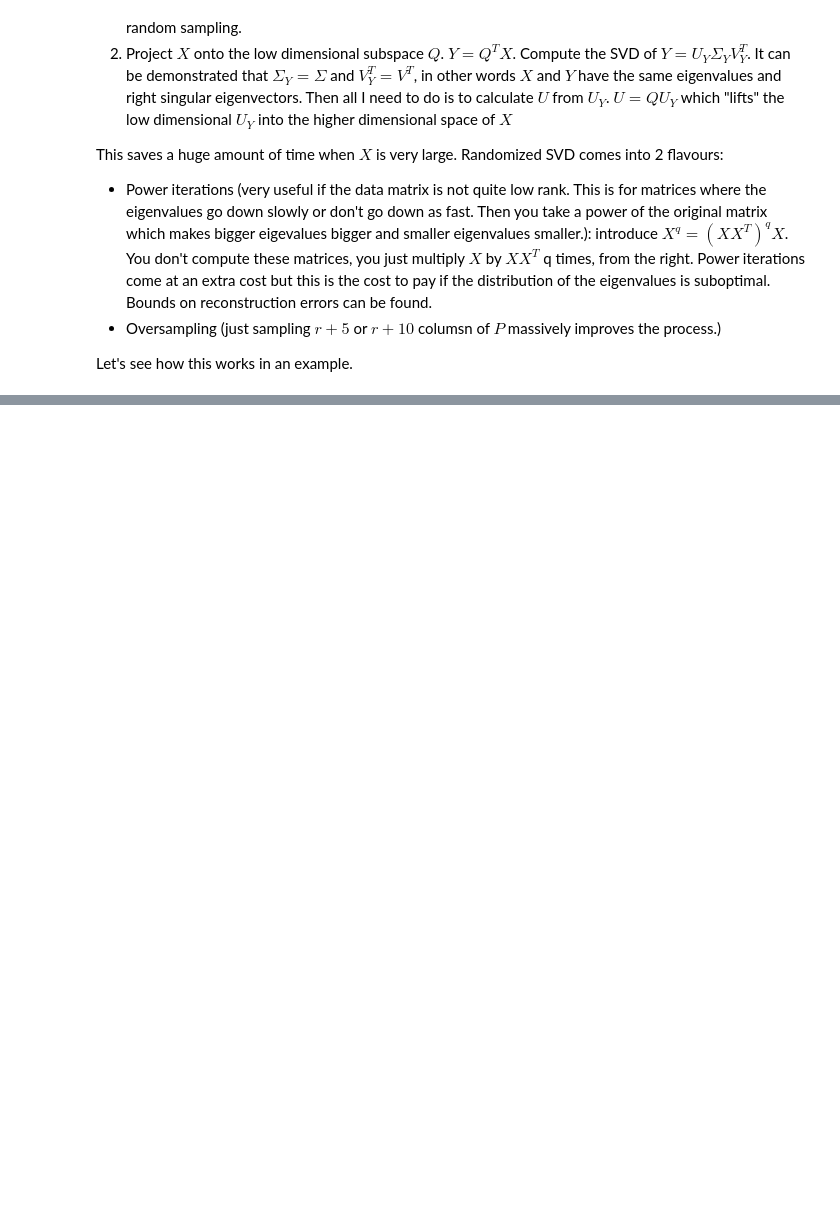
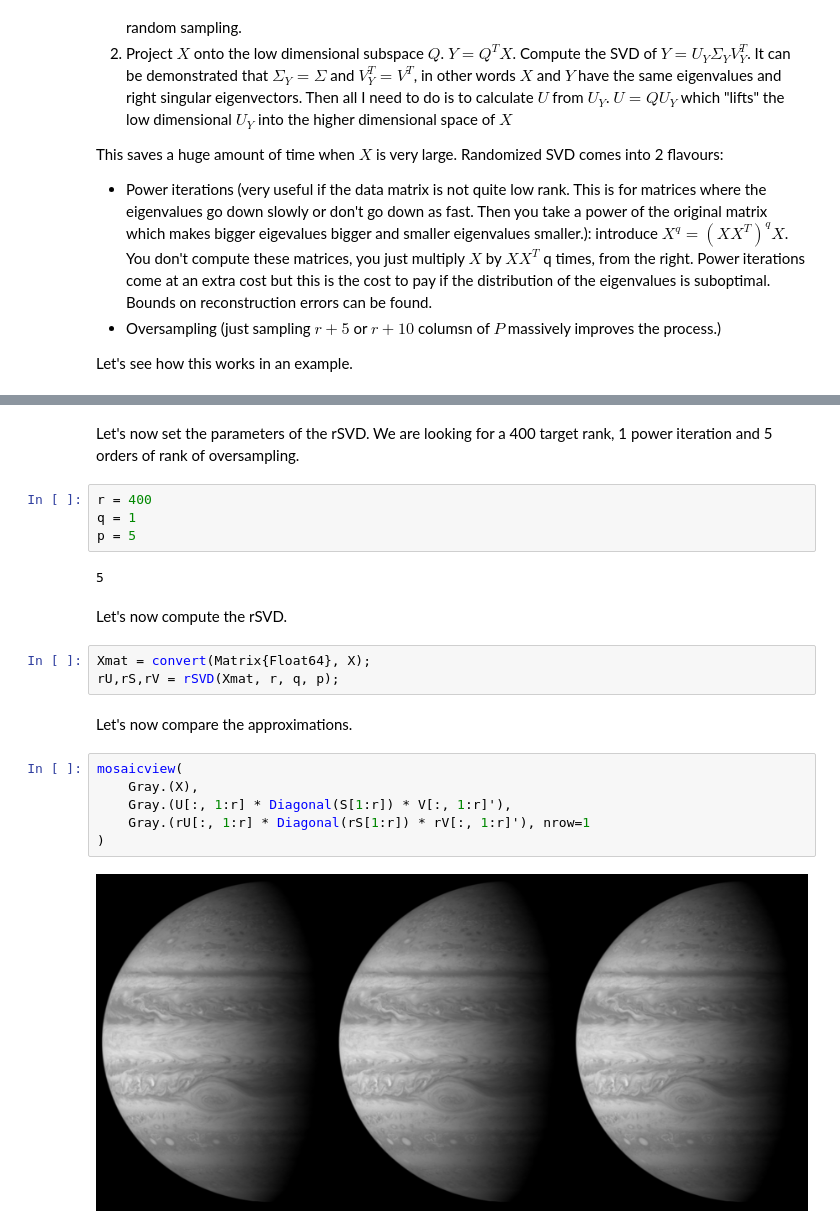
Before and after one commit to fmenol/data_driven_engineering, a Jupyter notebook: Chapter_1/Ch1_part_08.ipynb, the cells around one changed output, grey strips where cells are left out. Cells and saved outputs as stored; diff of their text form; blank space fills up the shorter version.

```diff
--- a/Chapter_1/Ch1_part_08.ipynb
+++ b/Chapter_1/Ch1_part_08.ipynb
@@ -17,0 +52,23 @@ Let's see how this works in an example.
+# %% [markdown]
+Let's now set the parameters of the rSVD. We are looking for a 400 target rank, 1 power iteration and 5 orders of rank of oversampling.
+# %%
+r = 400
+q = 1
+p = 5
+# %% [output]
+5
+# %% [markdown]
+Let's now compute the rSVD.
+# %%
+Xmat = convert(Matrix{Float64}, X);
+rU,rS,rV = rSVD(Xmat, r, q, p);
+# %% [markdown]
+Let's now compare the approximations.
+# %%
+mosaicview(
+    Gray.(X),
+    Gray.(U[:, 1:r] * Diagonal(S[1:r]) * V[:, 1:r]'),
+    Gray.(rU[:, 1:r] * Diagonal(rS[1:r]) * rV[:, 1:r]'), nrow=1
+)
+# %% [output]
+[figure, added]
```
Also changed, not shown: parts of 5 cells of this notebook.
